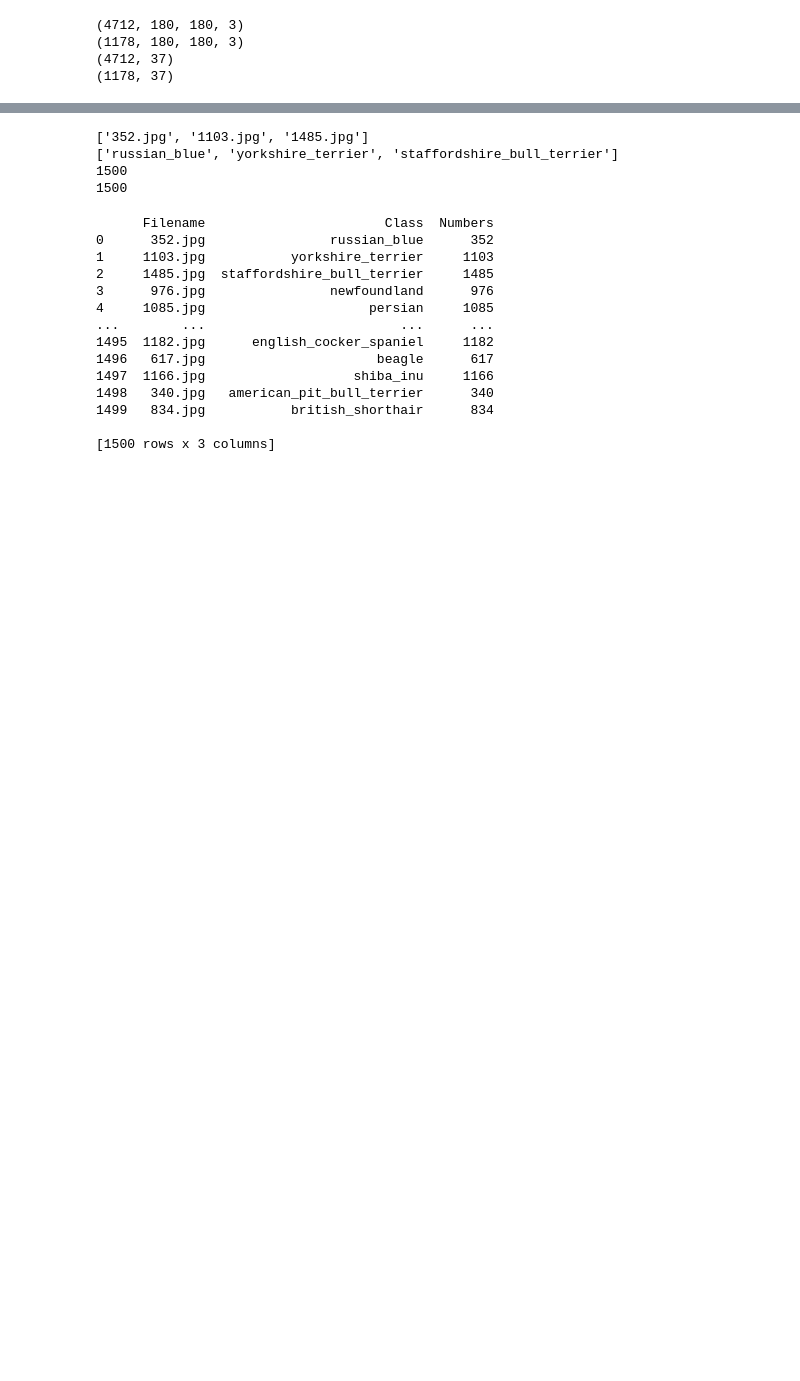
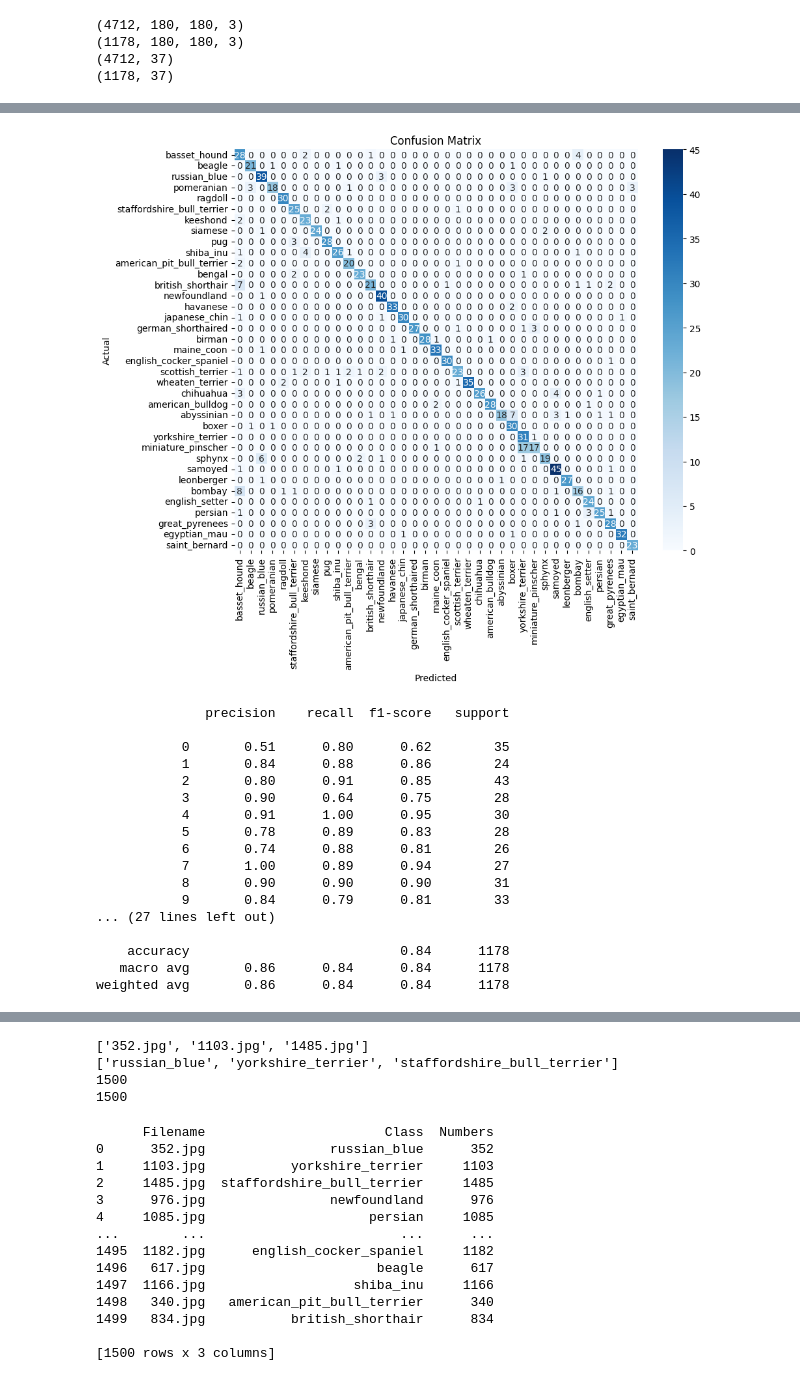
Before and after one commit to anjalipatel101/481_Project_Fall_2023, a Jupyter notebook: good.ipynb, the cells around one changed output, grey strips where cells are left out. Drawn from its saved outputs; the diff is of its cells as text; code cells hidden in the pictures; blank space fills up the shorter version.

```diff
--- a/good.ipynb
+++ b/good.ipynb
@@ -310,0 +332,26 @@ Prediction is yorkshire_terrier.
+# %%
+from sklearn.metrics import confusion_matrix, classification_report
+import matplotlib.pyplot as plt
+import seaborn as sns
+
+# Assuming you have already predicted the classes using your model:
+y_pred = model.predict(testx)
+pred = np.argmax(y_pred, axis=1)
+ground = np.argmax(testy, axis=1)
+
+# Generating confusion matrix
+conf_matrix = confusion_matrix(ground, pred)
+
+# Displaying the confusion matrix using a heatmap
+plt.figure(figsize=(10, 8))
+sns.heatmap(conf_matrix, annot=True, fmt='d', cmap='Blues',
+            xticklabels=reverse_mapping.values(),
+            yticklabels=reverse_mapping.values())
+plt.xlabel('Predicted')
+plt.ylabel('Actual')
+plt.title('Confusion Matrix')
+plt.show()
+
+# Displaying classification report
+print(classification_report(ground, pred))
+# %% [output]
@@ -311,3 +359,21 @@ Prediction is yorkshire_terrier.
+[figure, added]
+              precision    recall  f1-score   support
+
+           0       0.51      0.80      0.62        35
+           1       0.84      0.88      0.86        24
+           2       0.80      0.91      0.85        43
+           3       0.90      0.64      0.75        28
+           4       0.91      1.00      0.95        30
+           5       0.78      0.89      0.83        28
+           6       0.74      0.88      0.81        26
+           7       1.00      0.89      0.94        27
+           8       0.90      0.90      0.90        31
+           9       0.84      0.79      0.81        33
+... (27 lines left out)
+
+    accuracy                           0.84      1178
+   macro avg       0.86      0.84      0.84      1178
+weighted avg       0.86      0.84      0.84      1178
 # %%
 print(test.shape)
 prediction2=model.predict(test)
```
Also changed, not shown: parts of 23 cells of this notebook.
